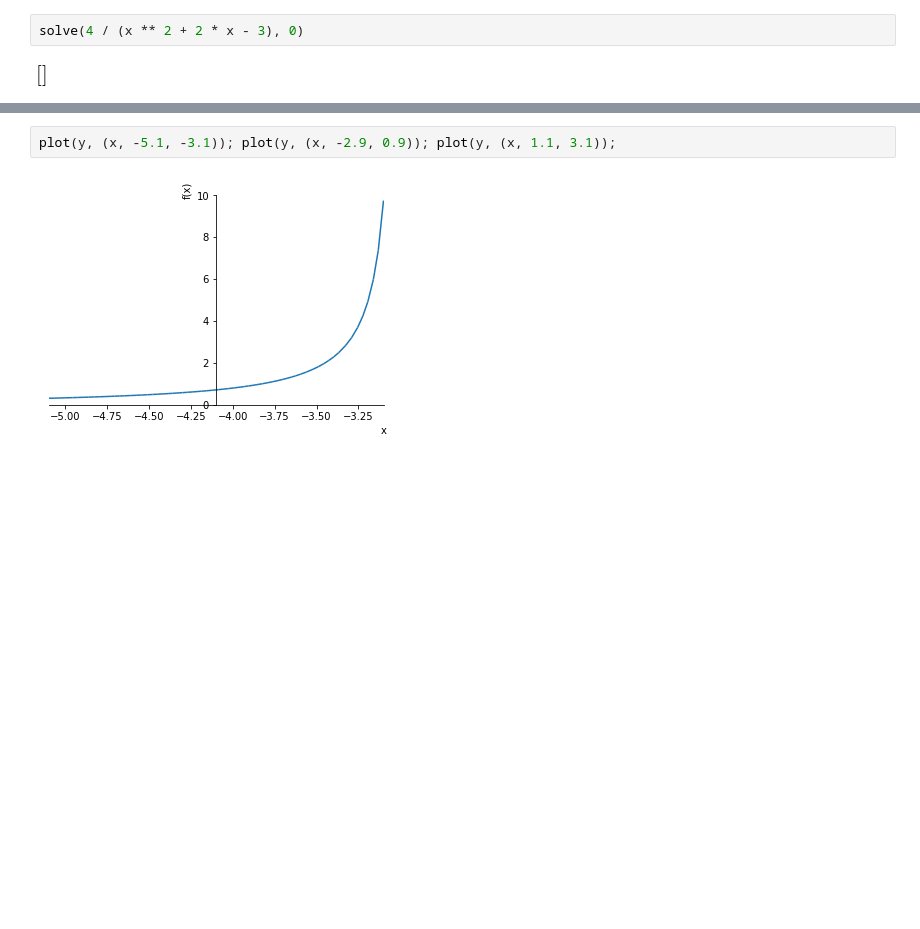
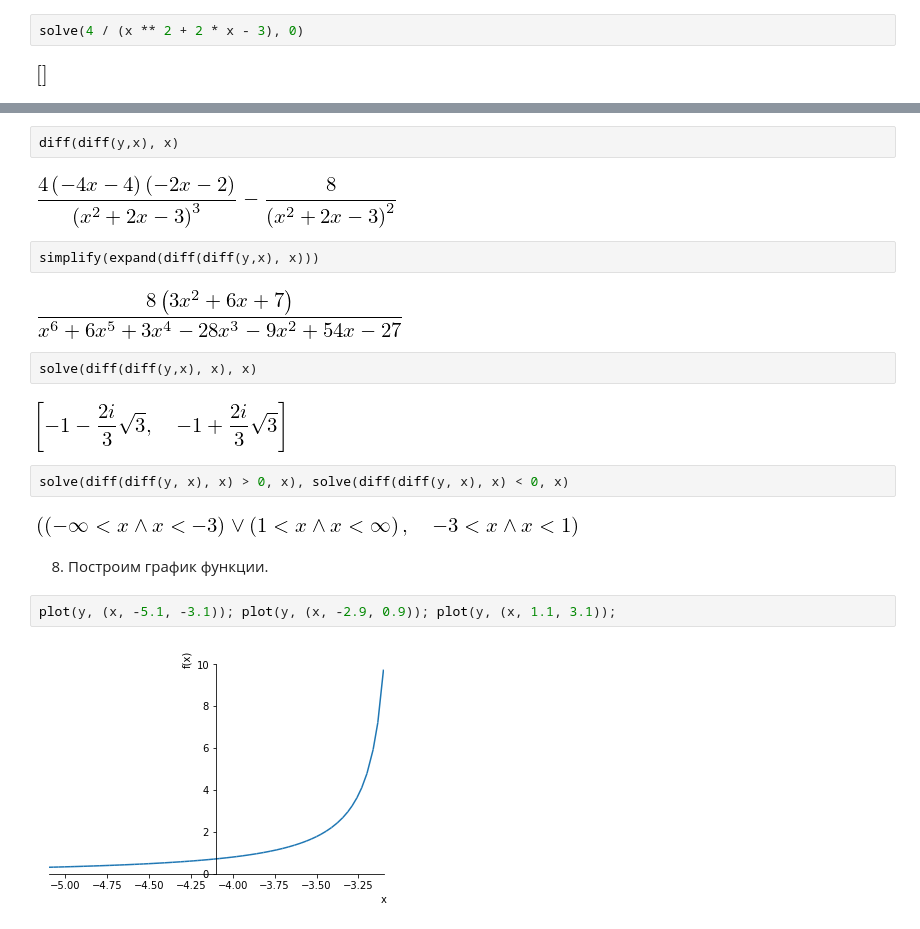
Before and after one commit to OlgaBelitskaya/math_20182019, a Jupyter notebook: mathanalysis_standardcalc209-215.ipynb, the cells around one changed output, grey strips where cells are left out. Saved outputs shown, nothing was run; the diff lists cells and outputs as text; blank space fills up the shorter version.

```diff
--- a/mathanalysis_standardcalc209-215.ipynb
+++ b/mathanalysis_standardcalc209-215.ipynb
@@ -442,3 +542,21 @@ solve(4 / (x ** 2 + 2 * x - 3), 0)
+# %%
+diff(diff(y,x), x)
+# %% [output]
+[figure, added]
+# %%
+simplify(expand(diff(diff(y,x), x)))
+# %% [output]
+[figure, added]
+# %%
+solve(diff(diff(y,x), x), x)
+# %% [output]
+[figure, added]
+# %%
+solve(diff(diff(y, x), x) > 0, x), solve(diff(diff(y, x), x) < 0, x)
+# %% [output]
+[figure, added]
+# %% [markdown]
+8) Построим график функции.
 # %%
 plot(y, (x, -5.1, -3.1)); plot(y, (x, -2.9, 0.9)); plot(y, (x, 1.1, 3.1));
 # %% [output]
```
Also changed, not shown: parts of 14 cells of this notebook.
